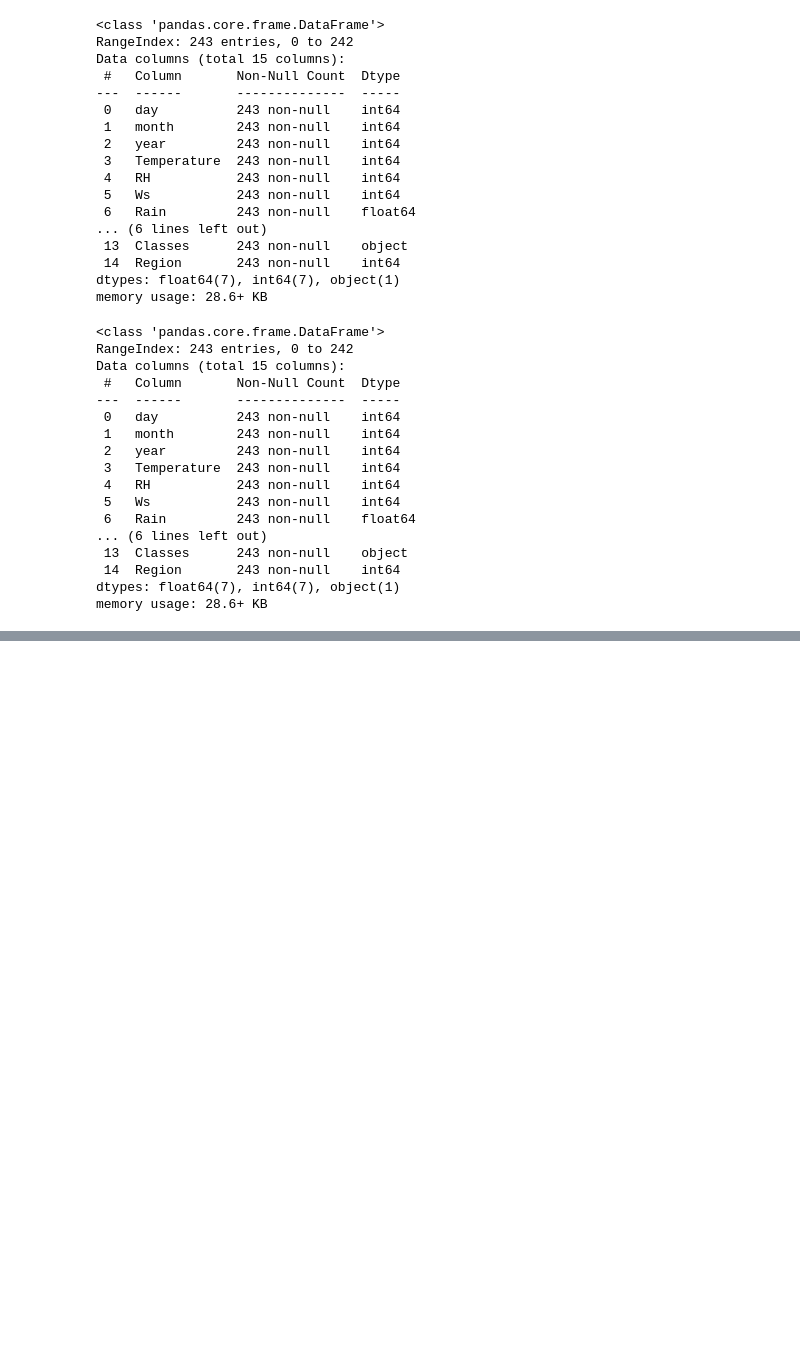
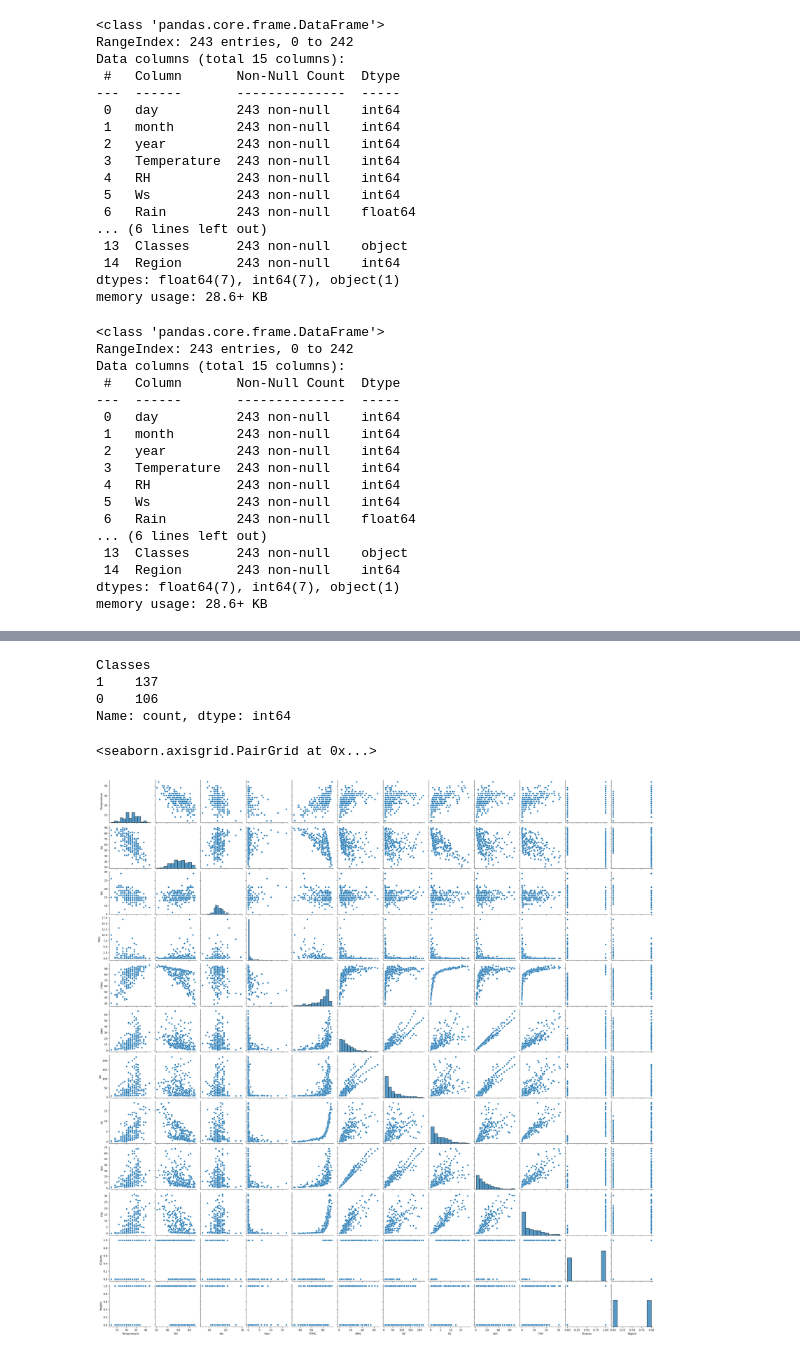
Before and after one commit to SteffanBurnette/MyStreamlitExperiments, a Jupyter notebook: Algerian Forest Fires.ipynb, the cells around one changed output, grey strips where cells are left out. Drawn from its saved outputs; the diff is of its cells as text; code cells hidden in the pictures; blank space fills up the shorter version.

```diff
--- a/Algerian Forest Fires.ipynb
+++ b/Algerian Forest Fires.ipynb
@@ -375,0 +393,4 @@ memory usage: 28.6+ KB
+# %%
+## Starting the exploratiry data analysis
+## Will create a copy of the dataframe and drop the columns that we don't need
+df_copy = df.drop(["day", "month", "year"], axis = 1)
@@ -375,0 +406,4 @@ memory usage: 28.6+ KB
+# %%
+## Endcoding the categorical features (the classes column)
+df_copy["Classes"] = np.where(df_copy["Classes"].str.contains("not fire"), 0, 1)
+df_copy.head()
@@ -375,0 +417,13 @@ memory usage: 28.6+ KB
+# %%
+df_copy["Classes"].value_counts()
+# %% [output]
+Classes
+1    137
+0    106
+Name: count, dtype: int64
+# %%
+## Data visualization
+sns.pairplot(df_copy)
+# %% [output]
+<seaborn.axisgrid.PairGrid at 0x...>
+[figure, added]
```
Also changed, not shown: parts of 49 cells of this notebook.
